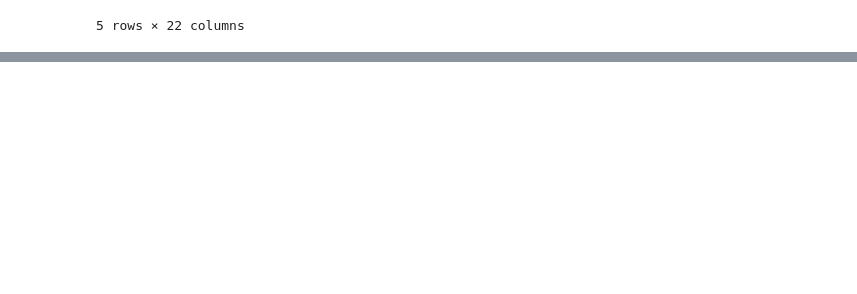
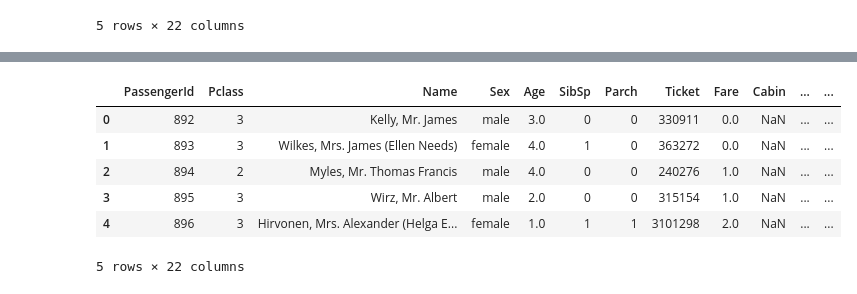
Before and after one commit to aaditya19saini/aaditya19saini, a Jupyter notebook: titanic.ipynb, the cells around one changed output, grey strips where cells are left out. Cells and saved outputs as stored; diff of their text form; code cells hidden in the pictures; blank space fills up the shorter version.

```diff
--- a/titanic.ipynb
+++ b/titanic.ipynb
@@ -538,0 +579,15 @@ train_df.head()
+# %%
+test_df['ticketno']=test_df['Ticket'].apply(lambda x:pd.Series({'Ticket': x.split()[-1]}))
+# %%
+train_df['ticketno_counts']=train_df.groupby('ticketno')['ticketno'].transform('count')
+test_df['ticketno_counts']=test_df.groupby('ticketno')['ticketno'].transform('count')
+# %%
+test_df.head()
+# %% [output]
+|  | PassengerId | Pclass | Name | Sex | Age | SibSp | Parch | Ticket | Fare | Cabin | ... | ... |
+| 0 | 892 | 3 | Kelly, Mr. James | male | 3.0 | 0 | 0 | 330911 | 0.0 | NaN | ... | ... |
+| 1 | 893 | 3 | Wilkes, Mrs. James (Ellen Needs) | female | 4.0 | 1 | 0 | 363272 | 0.0 | NaN | ... | ... |
+| 2 | 894 | 2 | Myles, Mr. Thomas Francis | male | 4.0 | 0 | 0 | 240276 | 1.0 | NaN | ... | ... |
+| 3 | 895 | 3 | Wirz, Mr. Albert | male | 2.0 | 0 | 0 | 315154 | 1.0 | NaN | ... | ... |
+| 4 | 896 | 3 | Hirvonen, Mrs. Alexander (Helga E... | female | 1.0 | 1 | 1 | 3101298 | 2.0 | NaN | ... | ... |
+5 rows × 22 columns
```
Also changed, not shown: parts of 8 cells of this notebook.
